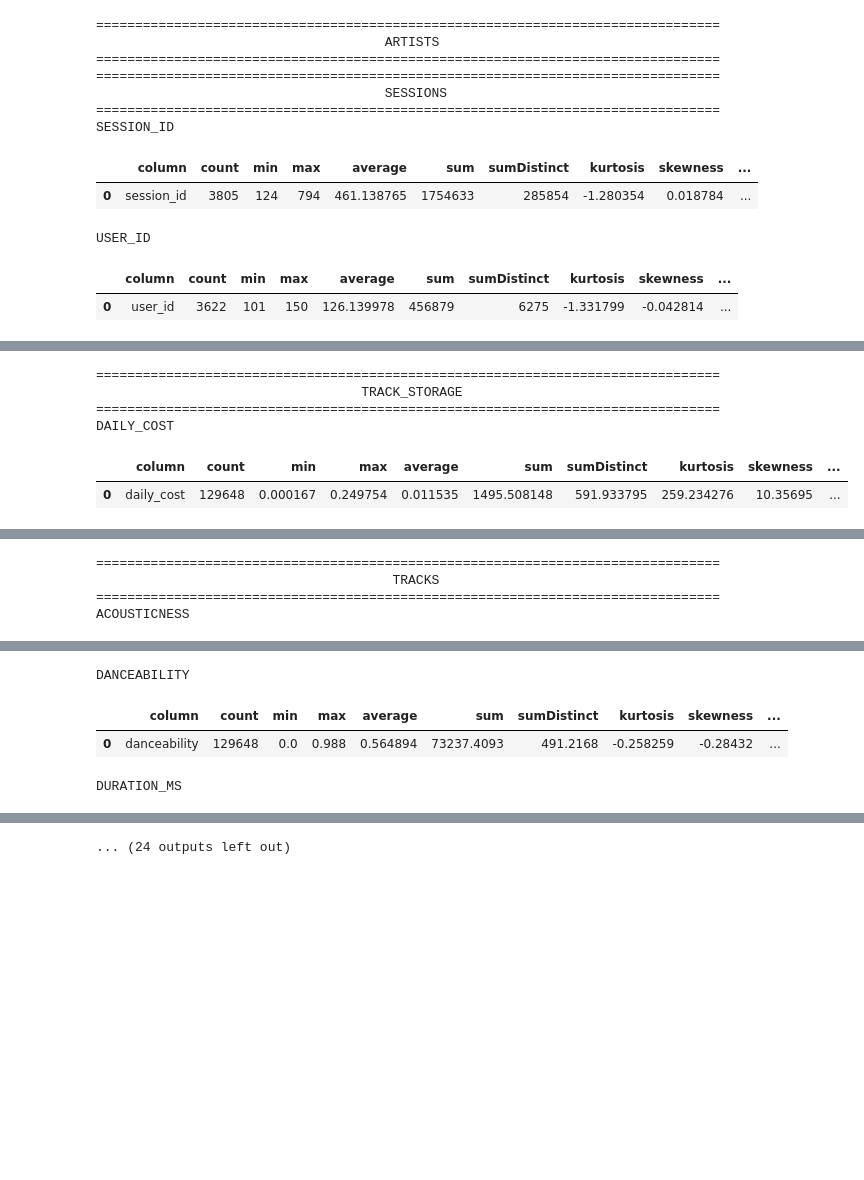
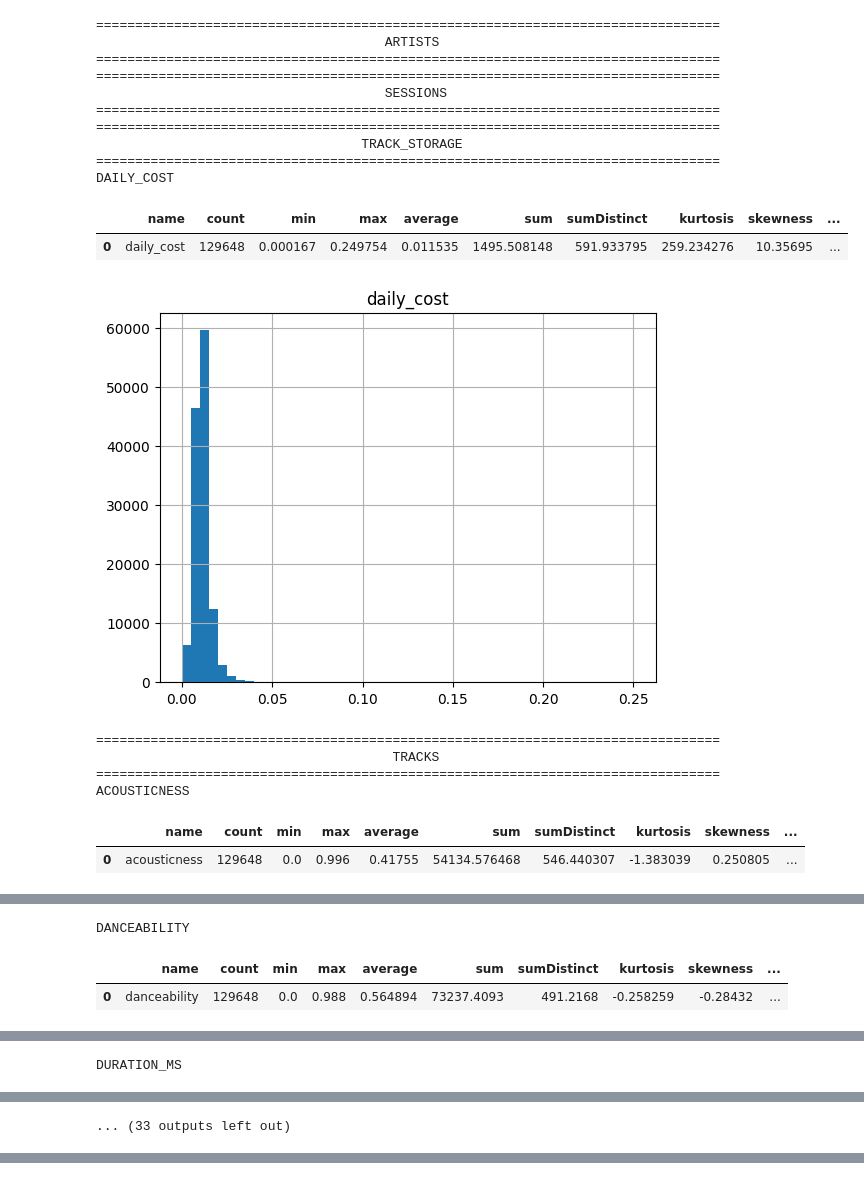
Before and after one commit to bartlomiejkrawczyk/IUM-23L, a Jupyter notebook: quality_check/quality.ipynb, the cells around one changed output, grey strips where cells are left out. Cells and saved outputs as stored; diff of their text form; code cells hidden in the pictures; blank space fills up the shorter version.

Commit message:
Add histograms to notebook

```diff
--- a/quality_check/quality.ipynb
+++ b/quality_check/quality.ipynb
@@ -23,7 +24,7 @@ def show_table_name(table: str) -> None:
 def show_column_name(column: str) -> None:
     print(column.upper())
 # %%
-VERSION = 'v1'
+VERSION = 'v2'
 
 views = views(VERSION)
 spark = createSession()
@@ -208,36 +193,47 @@ def aggregate_numeric_column(view: str, column: str) -> str:
                 COUNT({column}) AS count,
                 MIN({column}) AS min,
                 MAX({column}) AS max,
                 AVG({column}) AS average,
                 SUM({column}) AS sum,
                 SUM(DISTINCT {column}) AS sumDistinct,
                 KURTOSIS({column}) AS kurtosis,
                 SKEWNESS({column}) AS skewness,
                 STDDEV({column}) AS standard_deviation,
                 STDDEV_POP({column}) AS population_standard_deviation,
                 VARIANCE({column}) AS variance,
                 VAR_POP({column}) AS population_variance
             FROM {view}
             WHERE {column} IS NOT NULL
         """
 
 for view, data_frame in DATA_FRAMES:
     show_table_name(view)
     for column, type in data_frame.dtypes:
         if type in ['double', 'bigint']:
             show_column_name(column)
             df = spark.sql(aggregate_numeric_column(view, column))
             display(df.toPandas())
+
+            dfp = spark.sql(f"SELECT {column} FROM {view}").toPandas()
+            dfp.hist(bins=50)
+            plt.show()
 # %% [output]
 ================================================================================
                                      ARTISTS
 ================================================================================
 ================================================================================
                                      SESSIONS
 ================================================================================
-SESSION_ID
+================================================================================
+                                  TRACK_STORAGE
+================================================================================
+DAILY_COST
-|  | column | count | min | max | average | sum | sumDistinct | kurtosis | skewness | ... |
-| 0 | session_id | 3805 | 124 | 794 | 461.138765 | 1754633 | 285854 | -1.280354 | 0.018784 | ... |
+|  | name | count | min | max | average | sum | sumDistinct | kurtosis | skewness | ... |
+| 0 | daily_cost | 129648 | 0.000167 | 0.249754 | 0.011535 | 1495.508148 | 591.933795 | 259.234276 | 10.35695 | ... |
+[figure, added]
-USER_ID
+================================================================================
+                                      TRACKS
+================================================================================
+ACOUSTICNESS
-|  | column | count | min | max | average | sum | sumDistinct | kurtosis | skewness | ... |
-| 0 | user_id | 3622 | 101 | 150 | 126.139978 | 456879 | 6275 | -1.331799 | -0.042814 | ... |
+|  | name | count | min | max | average | sum | sumDistinct | kurtosis | skewness | ... |
+| 0 | acousticness | 129648 | 0.0 | 0.996 | 0.41755 | 54134.576468 | 546.440307 | -1.383039 | 0.250805 | ... |
@@ -244,6 +241,3 @@ USER_ID
-================================================================================
-                                  TRACK_STORAGE
-================================================================================
-DAILY_COST
+DANCEABILITY
-|  | column | count | min | max | average | sum | sumDistinct | kurtosis | skewness | ... |
-| 0 | daily_cost | 129648 | 0.000167 | 0.249754 | 0.011535 | 1495.508148 | 591.933795 | 259.234276 | 10.35695 | ... |
+|  | name | count | min | max | average | sum | sumDistinct | kurtosis | skewness | ... |
+| 0 | danceability | 129648 | 0.0 | 0.988 | 0.564894 | 73237.4093 | 491.2168 | -0.258259 | -0.28432 | ... |
@@ -250,4 +245 @@ DAILY_COST
-================================================================================
-                                      TRACKS
-================================================================================
-ACOUSTICNESS
+DURATION_MS
@@ -256,4 +249 @@ ACOUSTICNESS
-DANCEABILITY
+... (33 outputs left out)
-|  | column | count | min | max | average | sum | sumDistinct | kurtosis | skewness | ... |
-| 0 | danceability | 129648 | 0.0 | 0.988 | 0.564894 | 73237.4093 | 491.2168 | -0.258259 | -0.28432 | ... |
-DURATION_MS
@@ -262,4 +250,3 @@ DURATION_MS
-... (24 outputs left out)
 # %%
 def explode_column(view: str, column: str) -> str:
     return f"""--sql
```
Also changed, not shown: parts of 5 cells of this notebook.
